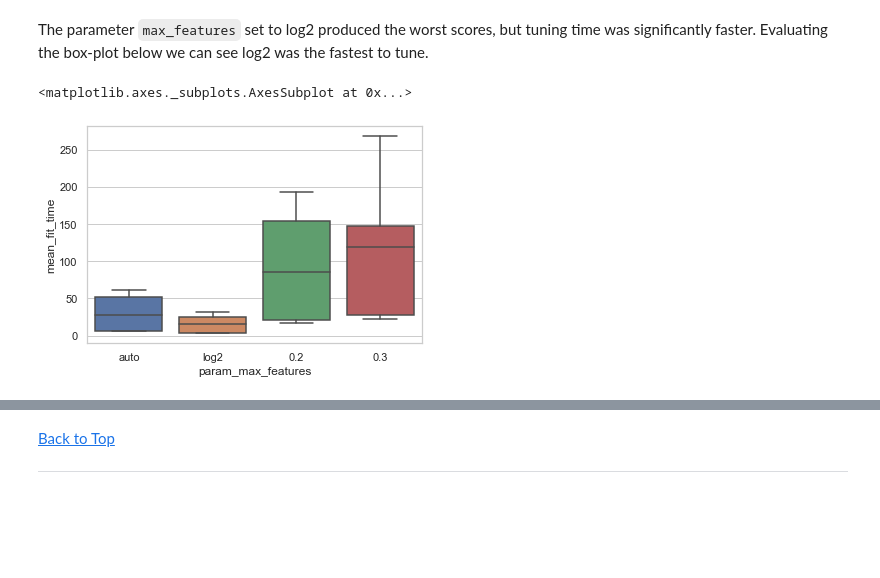
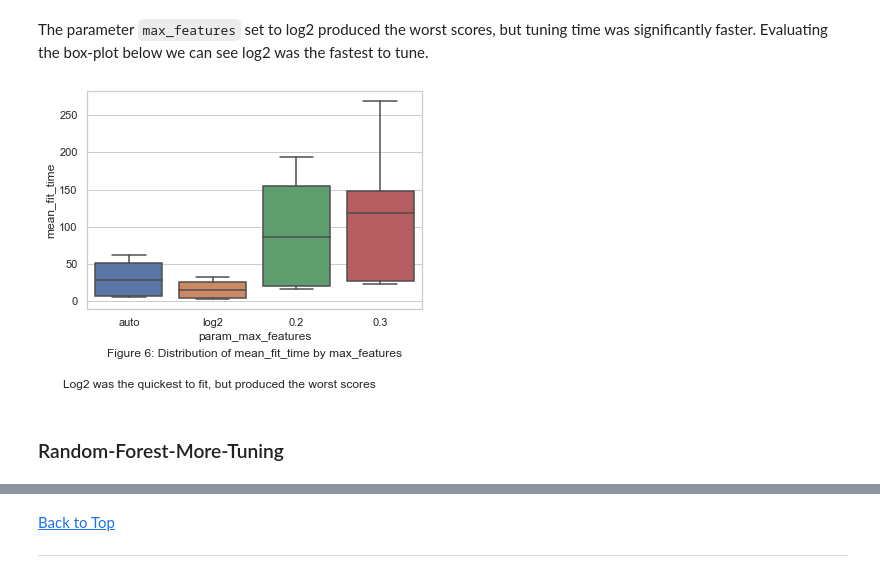
Before and after one commit to cmadding/MSDS_7333_QTW, a Jupyter notebook: CaseStudy08/Ansari_Ballenger_Godbole_MaddingUnit08 - Final.ipynb, the cells around one changed output, grey strips where cells are left out. Saved outputs shown, nothing was run; the diff lists cells and outputs as text; code cells hidden in the pictures; blank space fills up the shorter version.

```diff
--- a/CaseStudy08/Ansari_Ballenger_Godbole_MaddingUnit08 - Final.ipynb
+++ b/CaseStudy08/Ansari_Ballenger_Godbole_MaddingUnit08 - Final.ipynb
@@ -369,8 +356,3 @@ xgboost_results.sort_values(by=["test-logloss-mean"], ascending=True).tail()
 | 47 | 18 | 5 | 0.01 | 0.81 | binary:logistic | 26 | 0.615991 | ... |
 # %% [markdown]
 Further analysis shows decreasing the `eta` had the largest impact to our model's performance.  Below plot shows the average log-loss for each parameter of eta.
-# %%
-import seaborn as sns
-sns.set(style="whitegrid")
-
-sns.boxplot(x="eta", y="test-logloss-mean", data=xgboost_results)
@@ -392,5 +377,0 @@ heatmapplot(xgboost_results,'eta','min_child_weight', 'test-logloss-mean')
-# %%
-import seaborn as sns
-sns.set(style="whitegrid")
-
-sns.boxplot(x="eta", y="rounds", data=xgboost_results)
@@ -465,8 +446,3 @@ rf_gridsearch[rf_columns].sort_values(by="rank_test_score").head(10)
 | 34 | 0.3 | 50 | 100 | 109.243511 | 0.781103 | ... |
 # %% [markdown]
 Defining the parameter of `max_features` to either 0.2 or 0.3 produced the best result.  From the below boxplot, the parameters for adjust `min_samples_leaf` produced a more consitent result and high mean score.
-# %%
-import seaborn as sns
-sns.set(style="whitegrid")
-
-sns.boxplot(x="param_min_samples_leaf", y="mean_test_score", data=rf_gridsearch)
@@ -489,8 +470,11 @@ The parameter `max_features` set to log2 produced the worst scores, but tuning t
 # %%
 import seaborn as sns
 sns.set(style="whitegrid")
 
-sns.boxplot(x="param_max_features", y="mean_fit_time", data=rf_gridsearch)
+plt.title('Figure 6: Distribution of mean_fit_time by max_features', y=-0.25)
+plt.figtext(x=0.07, y=-0.15, s = "Log2 was the quickest to fit, but produced the worst scores")
+ax = sns.boxplot(x="param_max_features", y="mean_fit_time", data=rf_gridsearch)
 # %% [output]
-<matplotlib.axes._subplots.AxesSubplot at 0x...>
-[figure, old version]
+[figure, new version]
+# %% [markdown]
+### Random-Forest-More-Tuning
```
Also changed, not shown: parts of 90 cells of this notebook, 1 other file.
